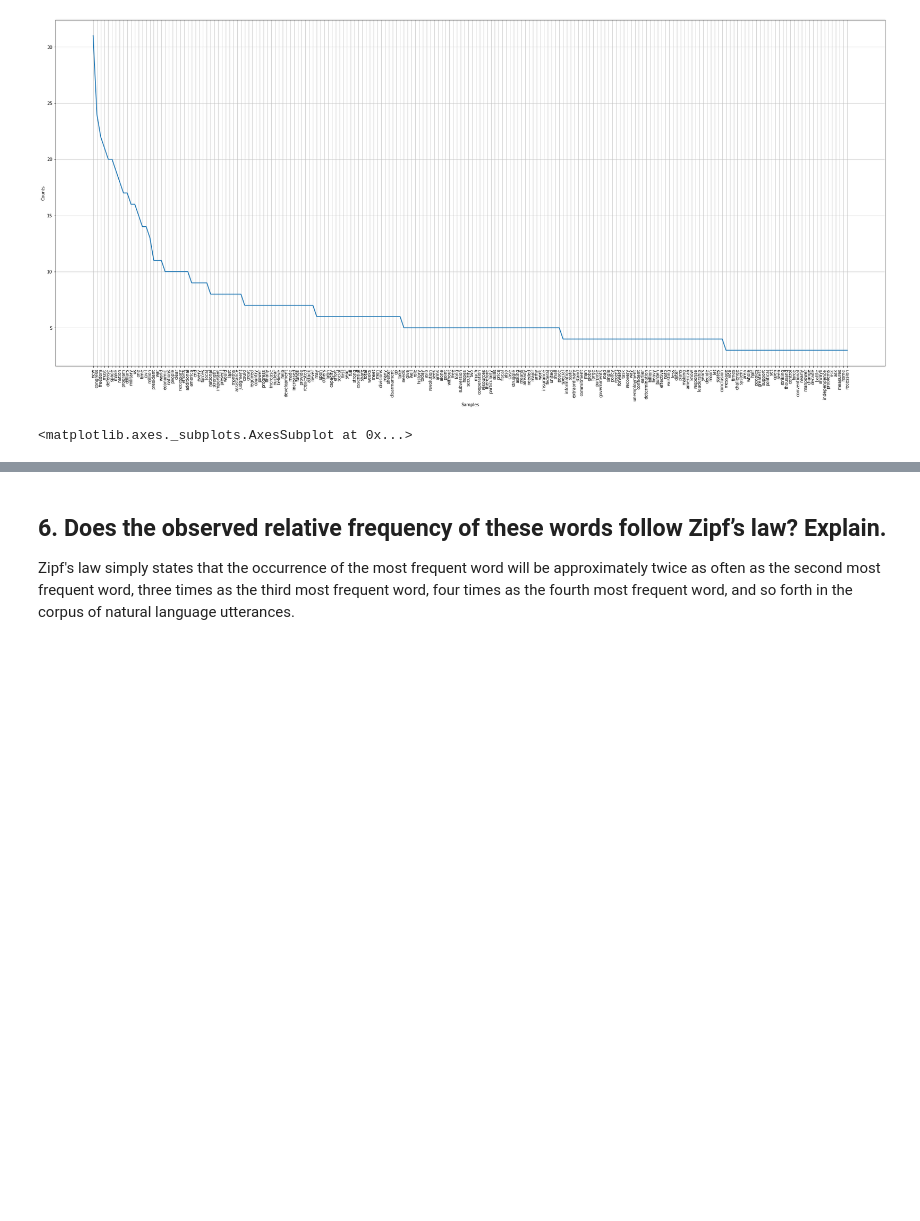
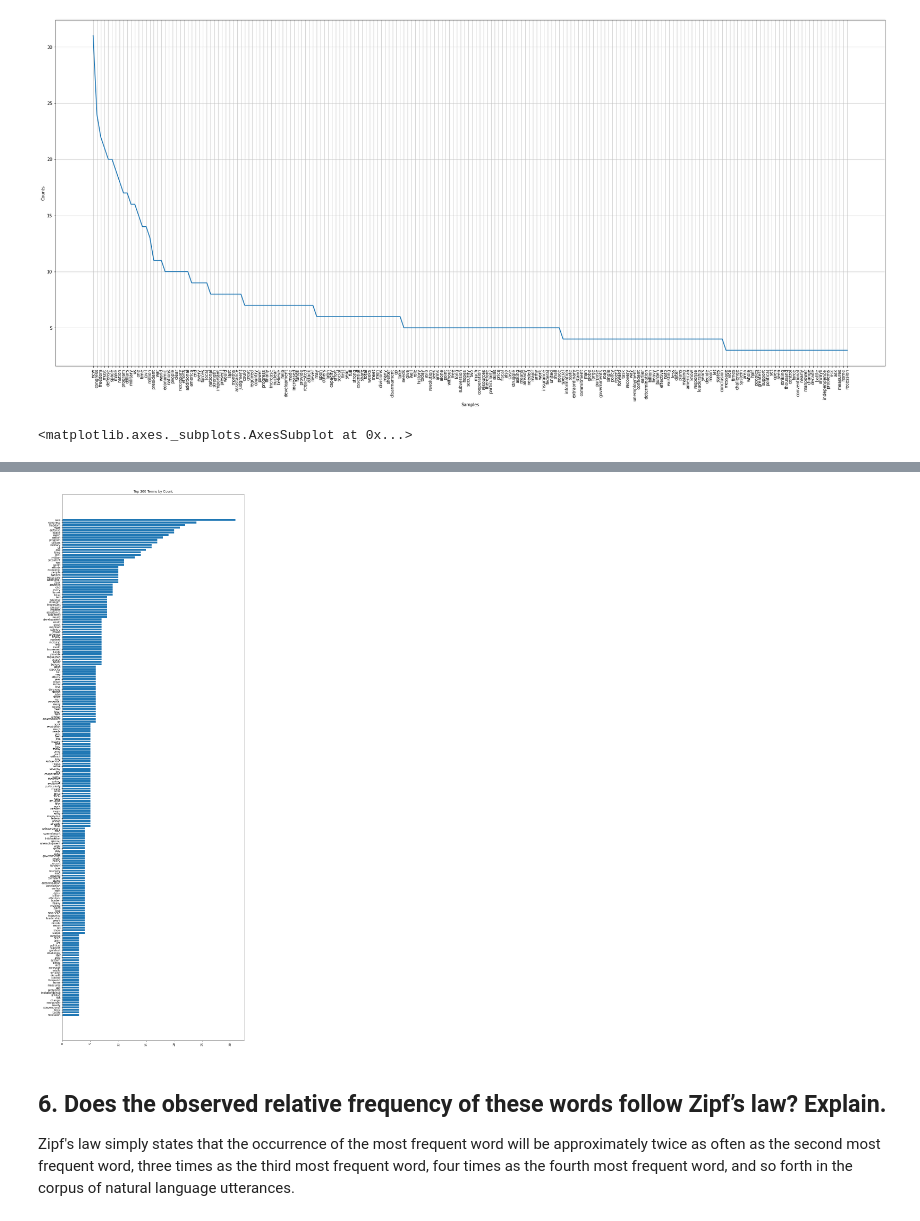
Before and after one commit to PriyaShaji/Data620-1, a Jupyter notebook: Week 4 - Part 2 Assignment/Assignment - High Frequency Words.ipynb, the cells around one changed output, grey strips where cells are left out. Saved outputs shown, nothing was run; the diff lists cells and outputs as text; code cells hidden in the pictures; blank space fills up the shorter version.

```diff
--- a/Week 4 - Part 2 Assignment/Assignment - High Frequency Words.ipynb
+++ b/Week 4 - Part 2 Assignment/Assignment - High Frequency Words.ipynb
@@ -190,0 +217,3 @@ y = [freq for (word,freq) in zipf_data]
+# %%
+top_200.sort_values(by=['Count'],ascending=False,inplace=True)
+top_200.head(200)
@@ -191,3 +234,22 @@ y = [freq for (word,freq) in zipf_data]
+# %%
+
+##-----Relative frequency graph
+
+#plot the top 200 words with the highest frequencies
+
+plt.xticks(rotation=90)
+
+plt.barh(range(len(top_200.Word.tolist())),top_200.Count.tolist())
+plt.yticks(range(len(top_200.Word.tolist())),top_200.Word.tolist())
+
+plt.gca().invert_yaxis()
+fig = plt.gcf()
+fig.set_size_inches(12, 37, forward=True)
+plt.title("Top 200 Terms by Count")
+
+plt.show()
+# %% [output]
+[figure, added]
 # %% [markdown]
 ## 6. Does the observed relative frequency of these words follow Zipf’s law? Explain.
 
```
Also changed, not shown: parts of 6 cells of this notebook.
